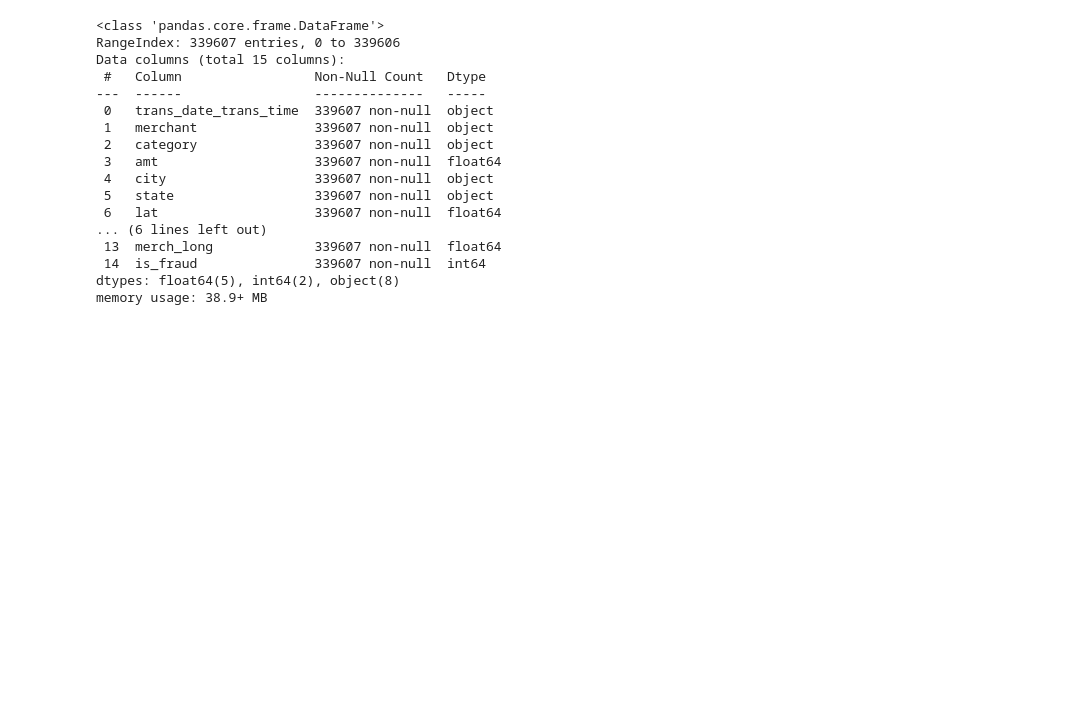
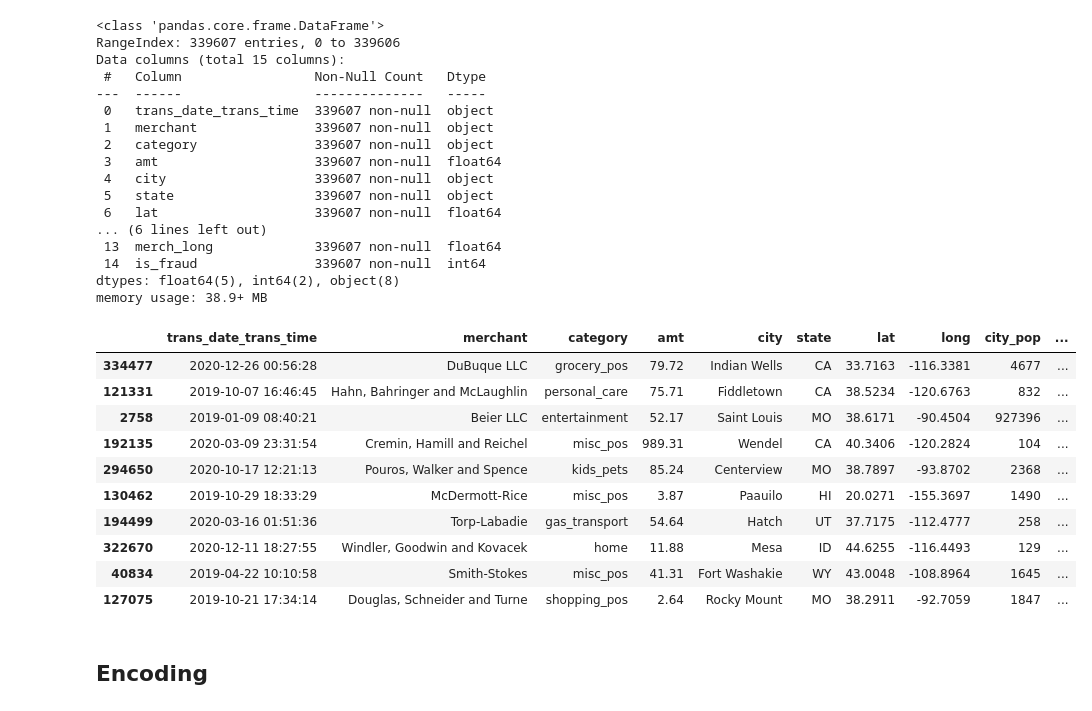
Before and after one commit to otabekrazzoqov/Machine-Learning-full-course-main, a Jupyter notebook: model_building_lesson_006/4_algorithms.ipynb, the cells around one changed output. Saved outputs shown, nothing was run; the diff lists cells and outputs as text; code cells hidden in the pictures; blank space fills up the shorter version.

```diff
--- a/model_building_lesson_006/4_algorithms.ipynb
+++ b/model_building_lesson_006/4_algorithms.ipynb
@@ -22,3 +22,17 @@ Data columns (total 15 columns):
  14  is_fraud               339607 non-null  int64
 dtypes: float64(5), int64(2), object(8)
 memory usage: 38.9+ MB
+# %%
+df.sample(10)
+# %% [output]
+|  | trans_date_trans_time | merchant | category | amt | city | state | lat | long | city_pop | ... |
+| 334477 | 2020-12-26 00:56:28 | DuBuque LLC | grocery_pos | 79.72 | Indian Wells | CA | 33.7163 | -116.3381 | 4677 | ... |
+| 121331 | 2019-10-07 16:46:45 | Hahn, Bahringer and McLaughlin | personal_care | 75.71 | Fiddletown | CA | 38.5234 | -120.6763 | 832 | ... |
+| 2758 | 2019-01-09 08:40:21 | Beier LLC | entertainment | 52.17 | Saint Louis | MO | 38.6171 | -90.4504 | 927396 | ... |
+| 192135 | 2020-03-09 23:31:54 | Cremin, Hamill and Reichel | misc_pos | 989.31 | Wendel | CA | 40.3406 | -120.2824 | 104 | ... |
+| 294650 | 2020-10-17 12:21:13 | Pouros, Walker and Spence | kids_pets | 85.24 | Centerview | MO | 38.7897 | -93.8702 | 2368 | ... |
+| 130462 | 2019-10-29 18:33:29 | McDermott-Rice | misc_pos | 3.87 | Paauilo | HI | 20.0271 | -155.3697 | 1490 | ... |
+| 194499 | 2020-03-16 01:51:36 | Torp-Labadie | gas_transport | 54.64 | Hatch | UT | 37.7175 | -112.4777 | 258 | ... |
+| 322670 | 2020-12-11 18:27:55 | Windler, Goodwin and Kovacek | home | 11.88 | Mesa | ID | 44.6255 | -116.4493 | 129 | ... |
+| 40834 | 2019-04-22 10:10:58 | Smith-Stokes | misc_pos | 41.31 | Fort Washakie | WY | 43.0048 | -108.8964 | 1645 | ... |
+| 127075 | 2019-10-21 17:34:14 | Douglas, Schneider and Turne | shopping_pos | 2.64 | Rocky Mount | MO | 38.2911 | -92.7059 | 1847 | ... |
@@ -24,0 +42,2 @@ memory usage: 38.9+ MB
+# %% [markdown]
+## **Encoding**
```
Also changed, not shown: parts of 21 cells of this notebook.
